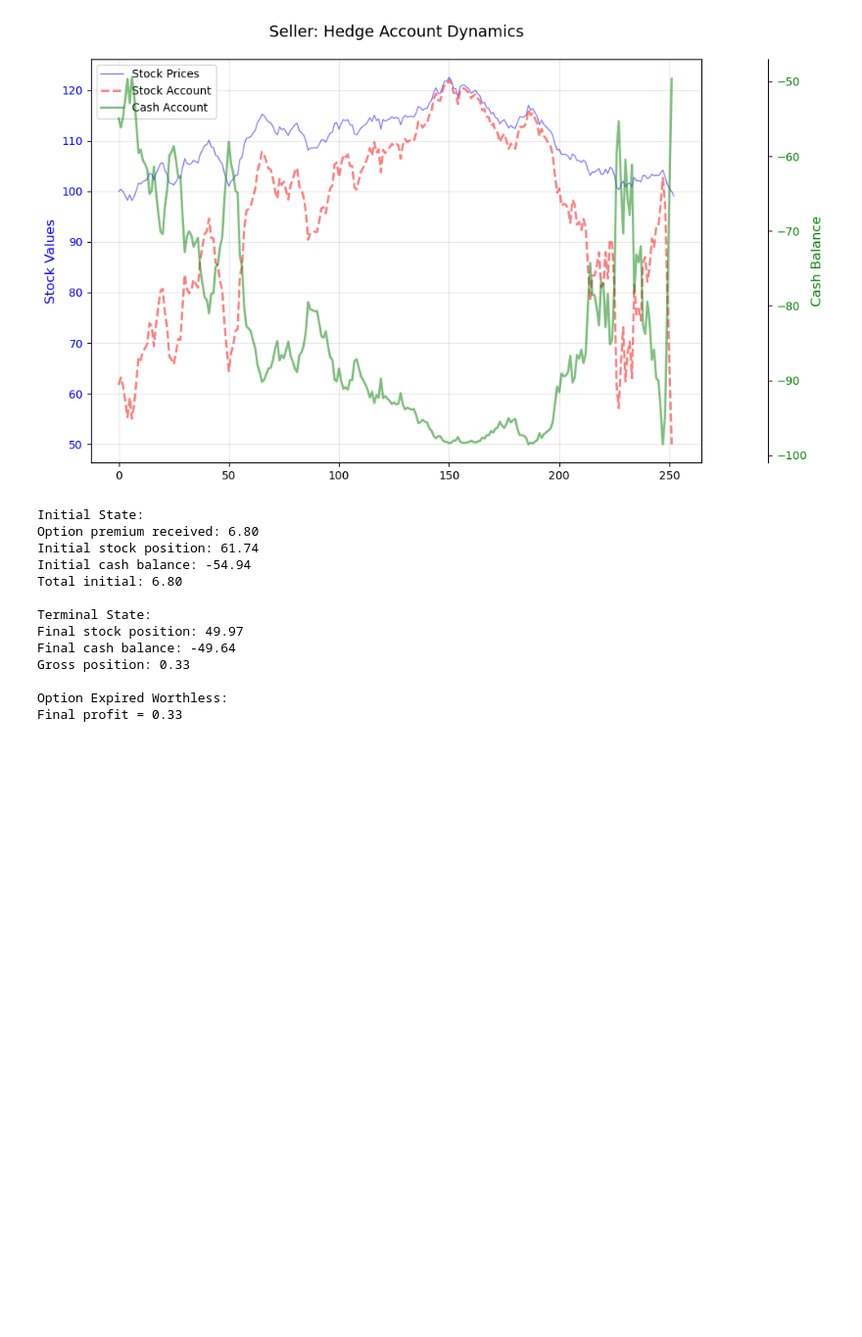
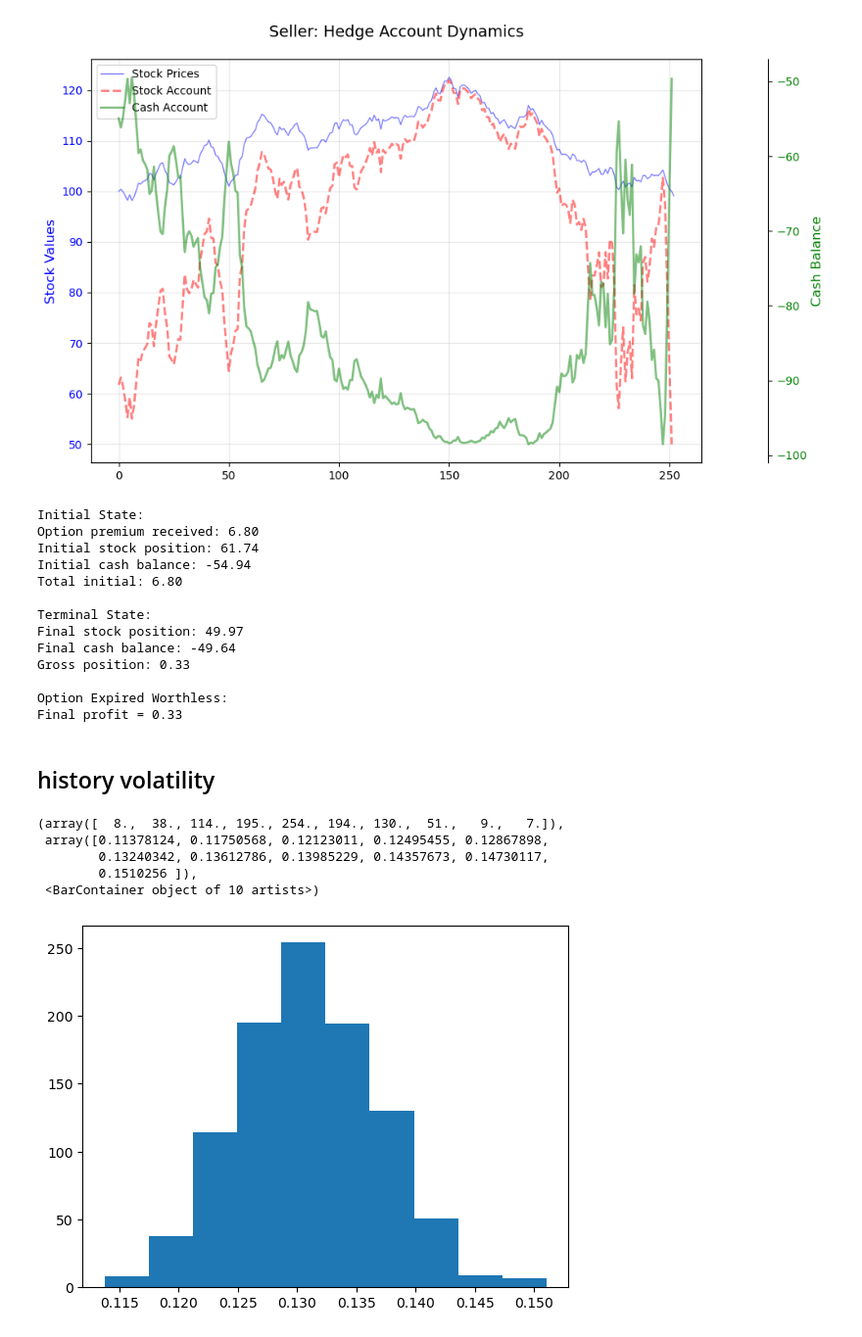
Before and after one commit to YYaaang/OptionQuantlib, a Jupyter notebook: samples/5_delta_hedge_bs.ipynb, the cells around one changed output. Shown at 98% size. Saved outputs shown, nothing was run; the diff lists cells and outputs as text; code cells hidden in the pictures; blank space fills up the shorter version.

```diff
--- a/samples/5_delta_hedge_bs.ipynb
+++ b/samples/5_delta_hedge_bs.ipynb
@@ -787,3 +787,41 @@ Gross position: 0.33
 
 Option Expired Worthless:
 Final profit = 0.33
+# %% [markdown]
+## history volatility
+# %%
+def calculate_historical_volatility(prices, window=252, trading_days=252):
+    """
+    计算历史波动率
+
+    参数:
+    prices: 价格序列 (pd.Series或list)
+    window: 计算窗口大小 (默认252天)
+    trading_days: 年化交易日数 (默认252)
+
+    返回:
+    历史波动率 (年化)
+    """
+    # 转换为对数收益率
+    if not isinstance(prices, pd.Series):
+        prices = pd.Series(prices)
+    returns = np.log(prices / prices.shift(1))
+
+    # 计算滚动标准差
+    rolling_std = returns.rolling(window=window).std()
+
+    # 年化波动率
+    historical_volatility = rolling_std * np.sqrt(trading_days)
+
+    return historical_volatility
+# %%
+historical_volatilities = [calculate_historical_volatility(stock_prices[:, i]).iloc[-1] for i in range(stock_prices.shape[1])]
+# %%
+plt.hist(historical_volatilities)
+# %% [output]
+(array([  8.,  38., 114., 195., 254., 194., 130.,  51.,   9.,   7.]),
+ array([0.11378124, 0.11750568, 0.12123011, 0.12495455, 0.12867898,
+        0.13240342, 0.13612786, 0.13985229, 0.14357673, 0.14730117,
+        0.1510256 ]),
+ <BarContainer object of 10 artists>)
+[figure, added]
```
Also changed, not shown: parts of 3 cells of this notebook, 1 other file.
